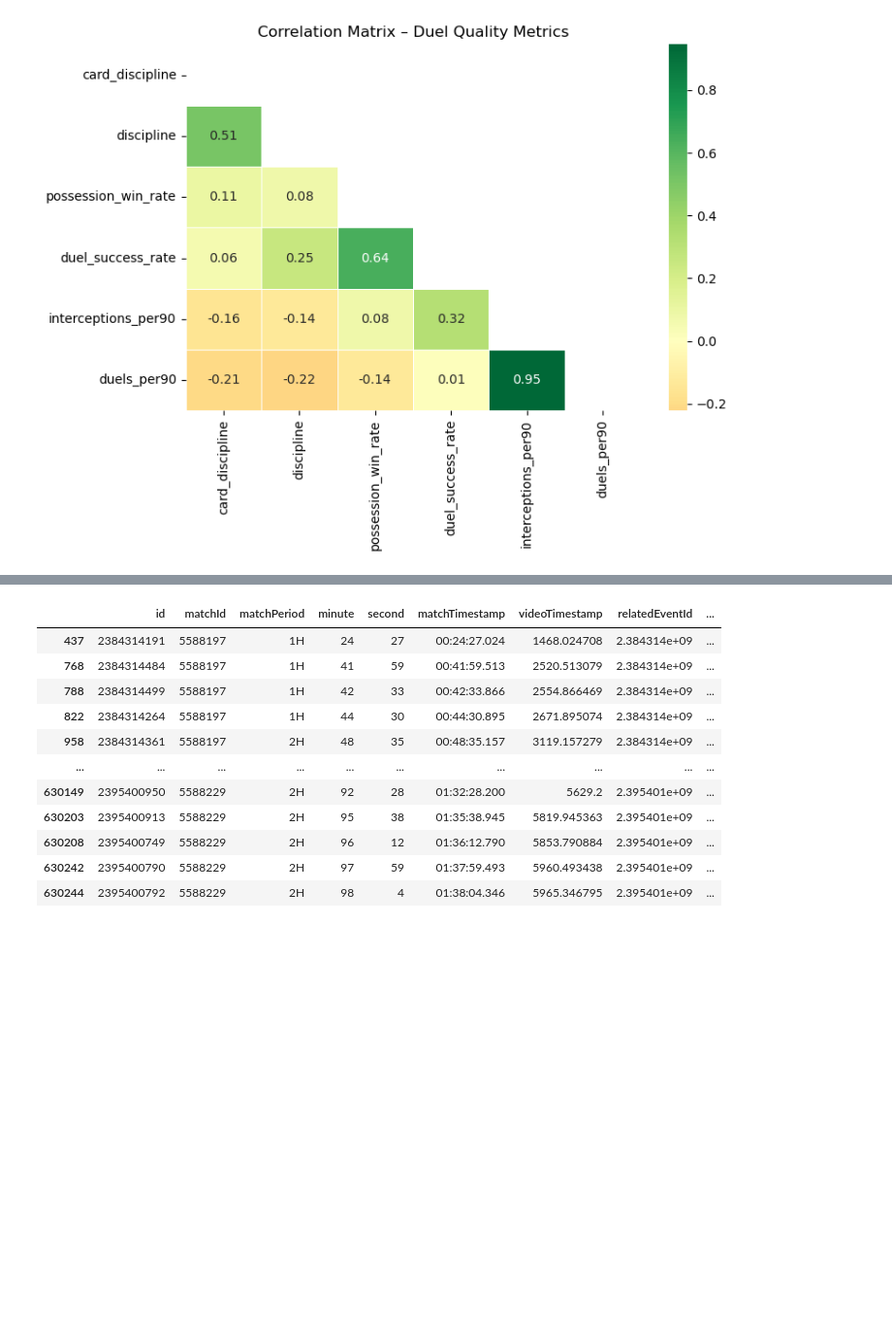
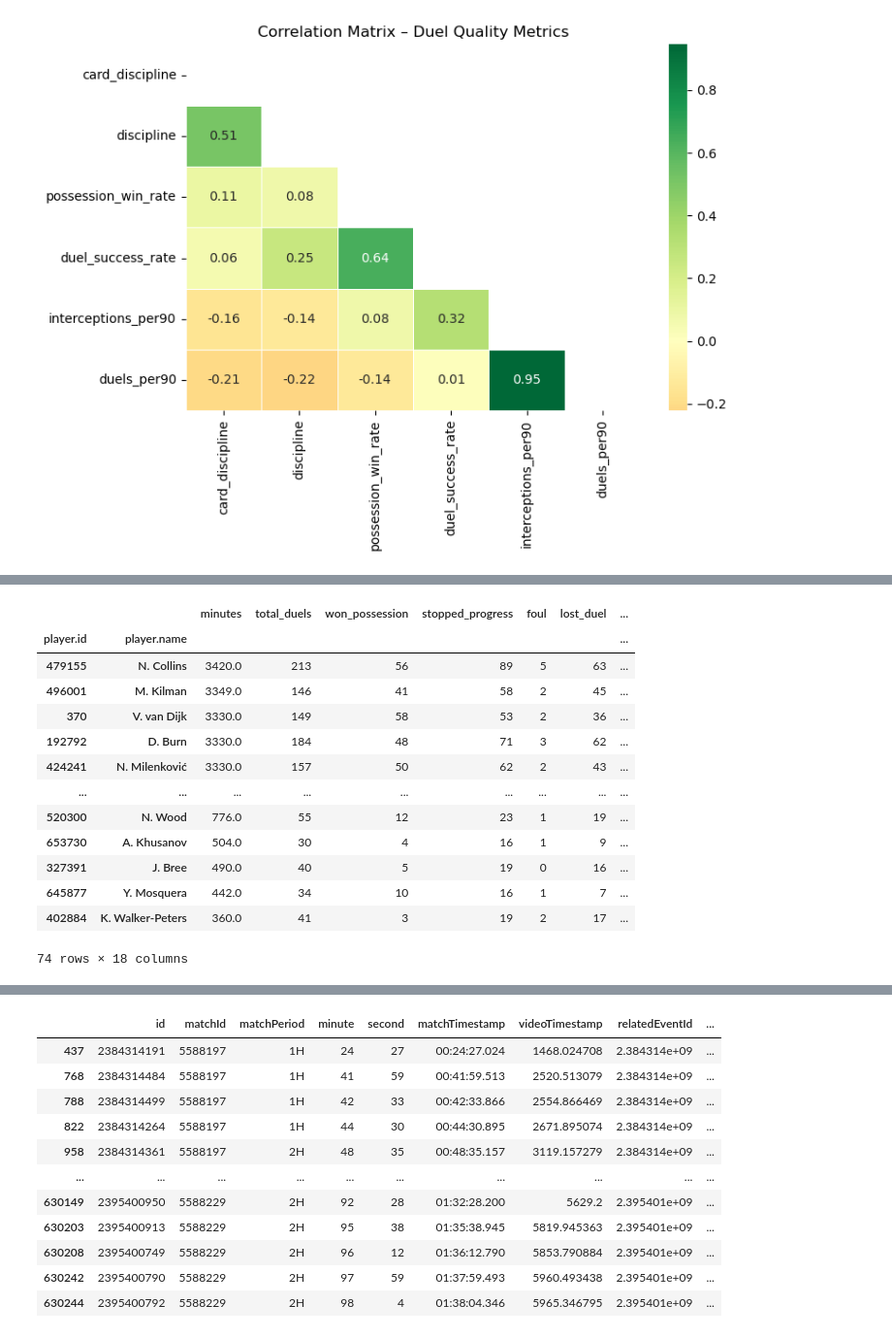
Before and after one commit to Giorgis3/Twelve-GPT-Educational-Giorgis, a Jupyter notebook: nbs/qualities.ipynb, the cells around one changed output, grey strips where cells are left out. Shown at 97% size. Drawn from its saved outputs; the diff is of its cells as text; code cells hidden in the pictures; blank space fills up the shorter version.

Commit message:
Ground Duels Notebook

```diff
--- a/nbs/qualities.ipynb
+++ b/nbs/qualities.ipynb
@@ -1005,4 +1101,4 @@ z_scores
 # %%
 duel_summary["duel_quality"] = (
-    duel_summary["Zq_raw"] - duel_summary["Zq_raw"].mean()
+    (duel_summary["Zq_raw"] - duel_summary["Zq_raw"].mean())
 ) / duel_summary["Zq_raw"].std()
@@ -1008,0 +1109,17 @@ duel_summary["duel_quality"] = (
+# %%
+duel_summary
+# %% [output]
+|  |  | minutes | total_duels | won_possession | stopped_progress | foul | lost_duel | ... |
+| player.id | player.name |  |  |  |  |  |  | ... |
+| 479155 | N. Collins | 3420.0 | 213 | 56 | 89 | 5 | 63 | ... |
+| 496001 | M. Kilman | 3349.0 | 146 | 41 | 58 | 2 | 45 | ... |
+| 370 | V. van Dijk | 3330.0 | 149 | 58 | 53 | 2 | 36 | ... |
+| 192792 | D. Burn | 3330.0 | 184 | 48 | 71 | 3 | 62 | ... |
+| 424241 | N. Milenković | 3330.0 | 157 | 50 | 62 | 2 | 43 | ... |
+| ... | ... | ... | ... | ... | ... | ... | ... | ... |
+| 520300 | N. Wood | 776.0 | 55 | 12 | 23 | 1 | 19 | ... |
+| 653730 | A. Khusanov | 504.0 | 30 | 4 | 16 | 1 | 9 | ... |
+| 327391 | J. Bree | 490.0 | 40 | 5 | 19 | 0 | 16 | ... |
+| 645877 | Y. Mosquera | 442.0 | 34 | 10 | 16 | 1 | 7 | ... |
+| 402884 | K. Walker-Peters | 360.0 | 41 | 3 | 19 | 2 | 17 | ... |
+74 rows × 18 columns
```
Also changed, not shown: parts of 39 cells of this notebook, 1 other file.
